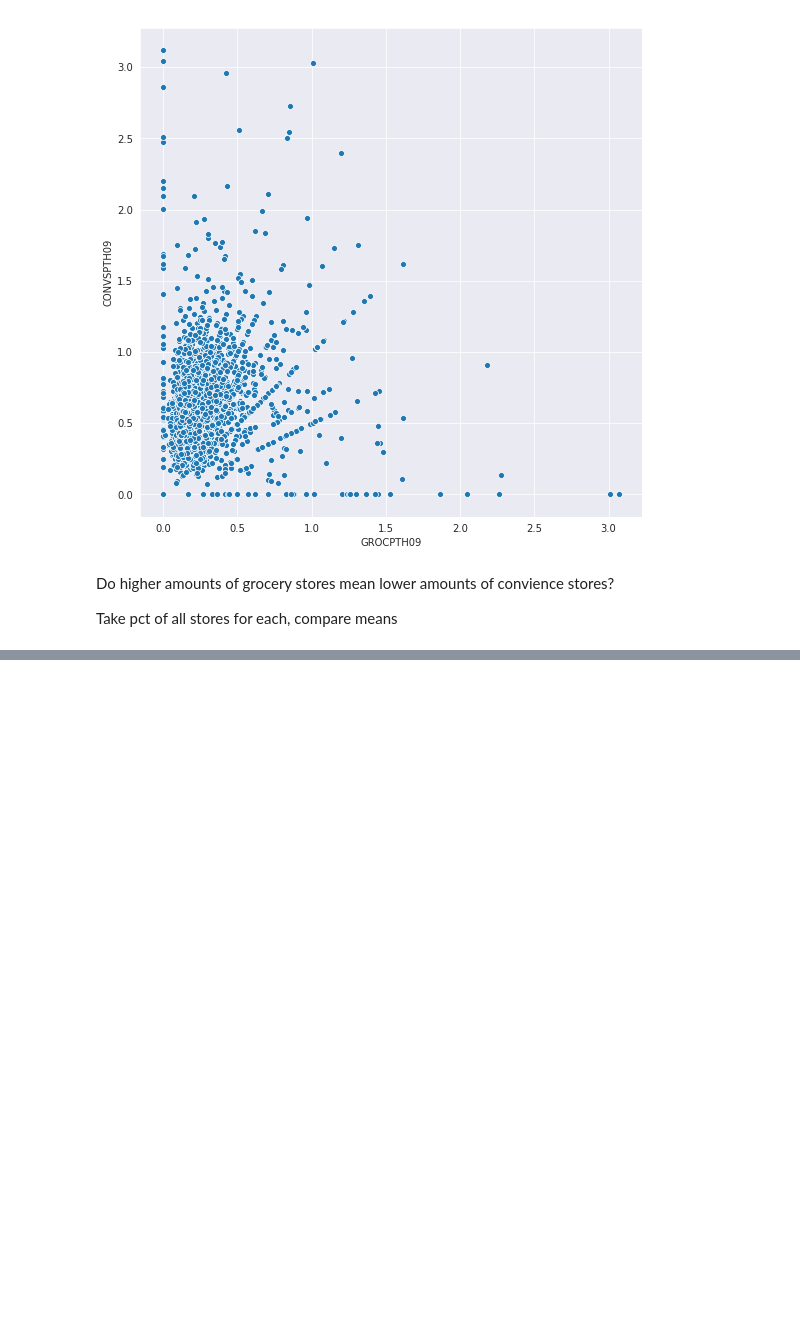
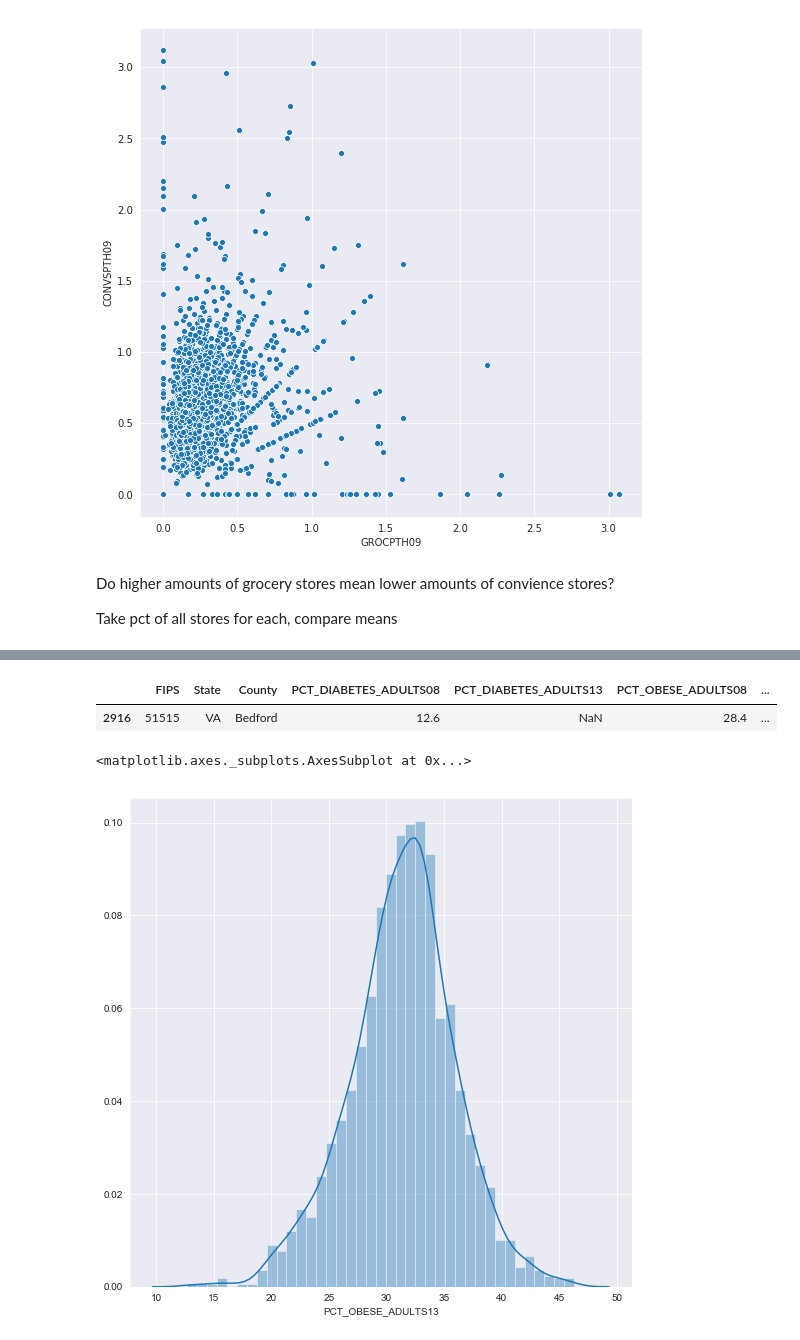
Before and after one commit to chriscross00/projects, a Jupyter notebook: food_security/notebooks/eda.ipynb, the cells around one changed output, grey strips where cells are left out. Cells and saved outputs as stored; diff of their text form; code cells hidden in the pictures; blank space fills up the shorter version.

```diff
--- a/food_security/notebooks/eda.ipynb
+++ b/food_security/notebooks/eda.ipynb
@@ -314,3 +314,10 @@ sns.scatterplot(x='GROCPTH09', y='CONVSPTH09', data=stores)
 Do higher amounts of grocery stores mean lower amounts of convience stores?
 
 Take pct of all stores for each, compare means
+# %%
+df = pd.read_csv('../data/interim/health.csv')
+
+
+df.isna().sum()
+
+df.head(10)
@@ -316,0 +336,12 @@ Take pct of all stores for each, compare means
+# %%
+df[df['PCT_OBESE_ADULTS13'].isna()]
+# %% [output]
+|  | FIPS | State | County | PCT_DIABETES_ADULTS08 | PCT_DIABETES_ADULTS13 | PCT_OBESE_ADULTS08 | ... |
+| 2916 | 51515 | VA | Bedford | 12.6 | NaN | 28.4 | ... |
+# %%
+df.dropna(inplace=True)
+
+sns.distplot(df['PCT_OBESE_ADULTS13'])
+# %% [output]
+<matplotlib.axes._subplots.AxesSubplot at 0x...>
+[figure, added]
```
Also changed, not shown: parts of 1 cell of this notebook.
